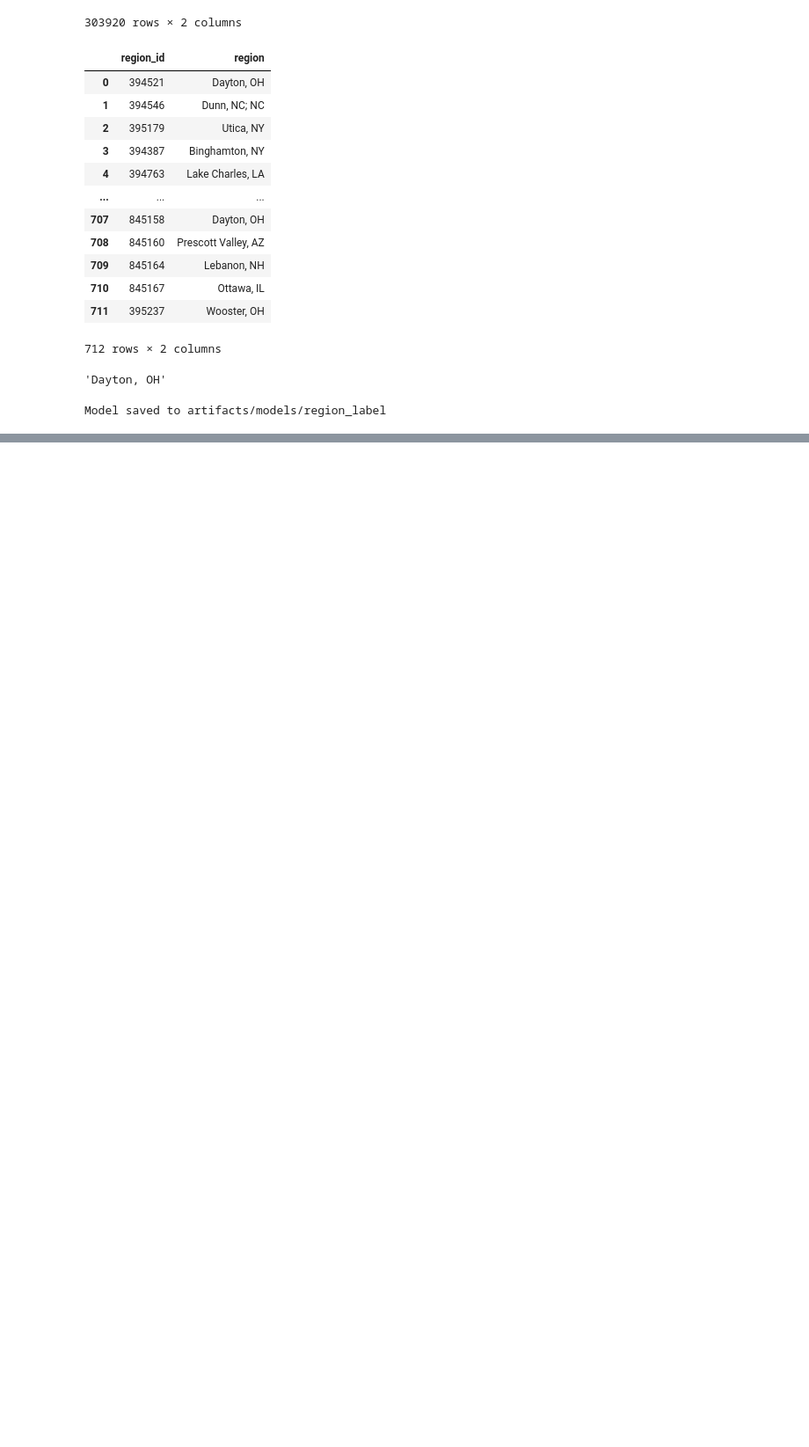
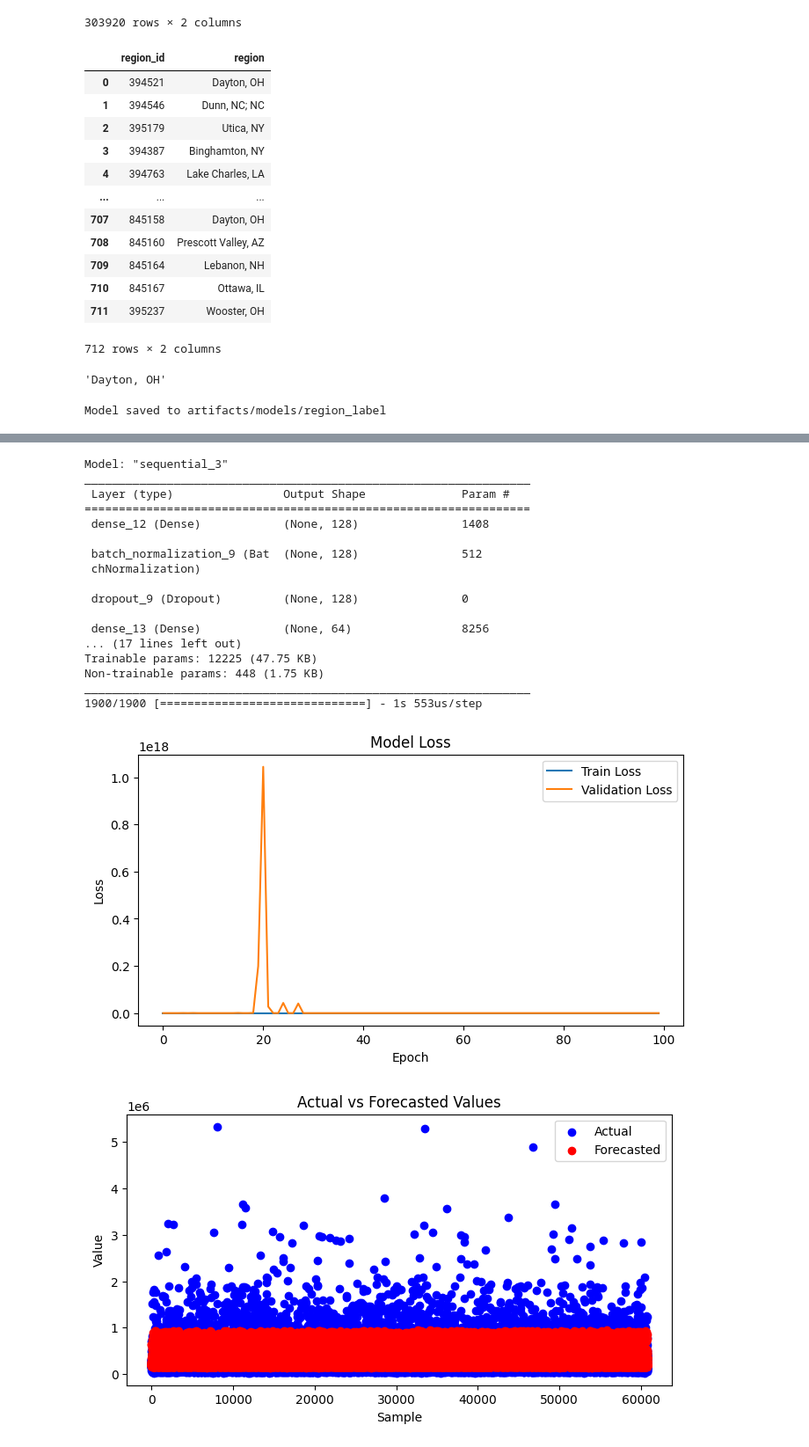
Before and after one commit to MurariHarish/Zillow-data-ML-project, a Jupyter notebook: notebook/02_data_preprocessing.ipynb, the cells around one changed output, grey strips where cells are left out. Shown: that part at 88% size. Cells and saved outputs as stored; diff of their text form; code cells hidden in the pictures; blank space fills up the shorter version.

```diff
--- a/notebook/02_data_preprocessing.ipynb
+++ b/notebook/02_data_preprocessing.ipynb
@@ -534,0 +689,36 @@ Model saved to artifacts/models/region_label
+# %%
+import numpy as np
+from sklearn.metrics import r2_score
+
+def evaluate_model( model, X_test, y_test):
+        # try:
+            # Model summary logging
+            model_details = model.summary()
+            # logger.info(">>>>>> Model Summary <<<<<<\n\nx==========x")
+            # logger.info(model_details)
+
+            # Make predictions on the test set
+            y_pred = model.predict(X_test)
+
+            # Calculate and log metrics
+            mse, rmse, r2 = calculate_metrics(y_test, y_pred)
+            # self.log_metrics(mse, rmse, r2, model)
+
+            return y_pred, mse, rmse, r2
+
+        # except Exception as e:
+        #     raise CustomException(e, sys)
+
+def calculate_metrics( y_test, y_pred):
+    mse = mean_squared_error(y_test, y_pred)
+    rmse = np.sqrt(mse)
+    r2 = r2_score(y_test, y_pred)
+    return mse, rmse, r2
+# %%
+model = build_model(X_train_scaled.shape[1])
+model, history = train_model(model, X_train, y_train)
+y_pred, mse, rmse, r2 = evaluate_model(model, X_test, y_test)
+
+# Plotting
+plot_loss(history)
+plot_actual_vs_forecasted(y_test, y_pred)
@@ -534,0 +776,26 @@ Model saved to artifacts/models/region_label
+# %%
+y_pred, mse, rmse, r2 = evaluate_model(model, X_test, y_test)
+
+# Plotting
+plot_loss(history)
+plot_actual_vs_forecasted(y_test, y_pred)
+# %% [output]
+Model: "sequential_3"
+_________________________________________________________________
+ Layer (type)                Output Shape              Param #
+=================================================================
+ dense_12 (Dense)            (None, 128)               1408
+
+ batch_normalization_9 (Bat  (None, 128)               512
+ chNormalization)
+
+ dropout_9 (Dropout)         (None, 128)               0
+
+ dense_13 (Dense)            (None, 64)                8256
+... (17 lines left out)
+Trainable params: 12225 (47.75 KB)
+Non-trainable params: 448 (1.75 KB)
+_________________________________________________________________
+1900/1900 [==============================] - 1s 553us/step
+[figure, added]
+[figure, added]
```
Also changed, not shown: parts of 15 cells of this notebook, 11 other files.
